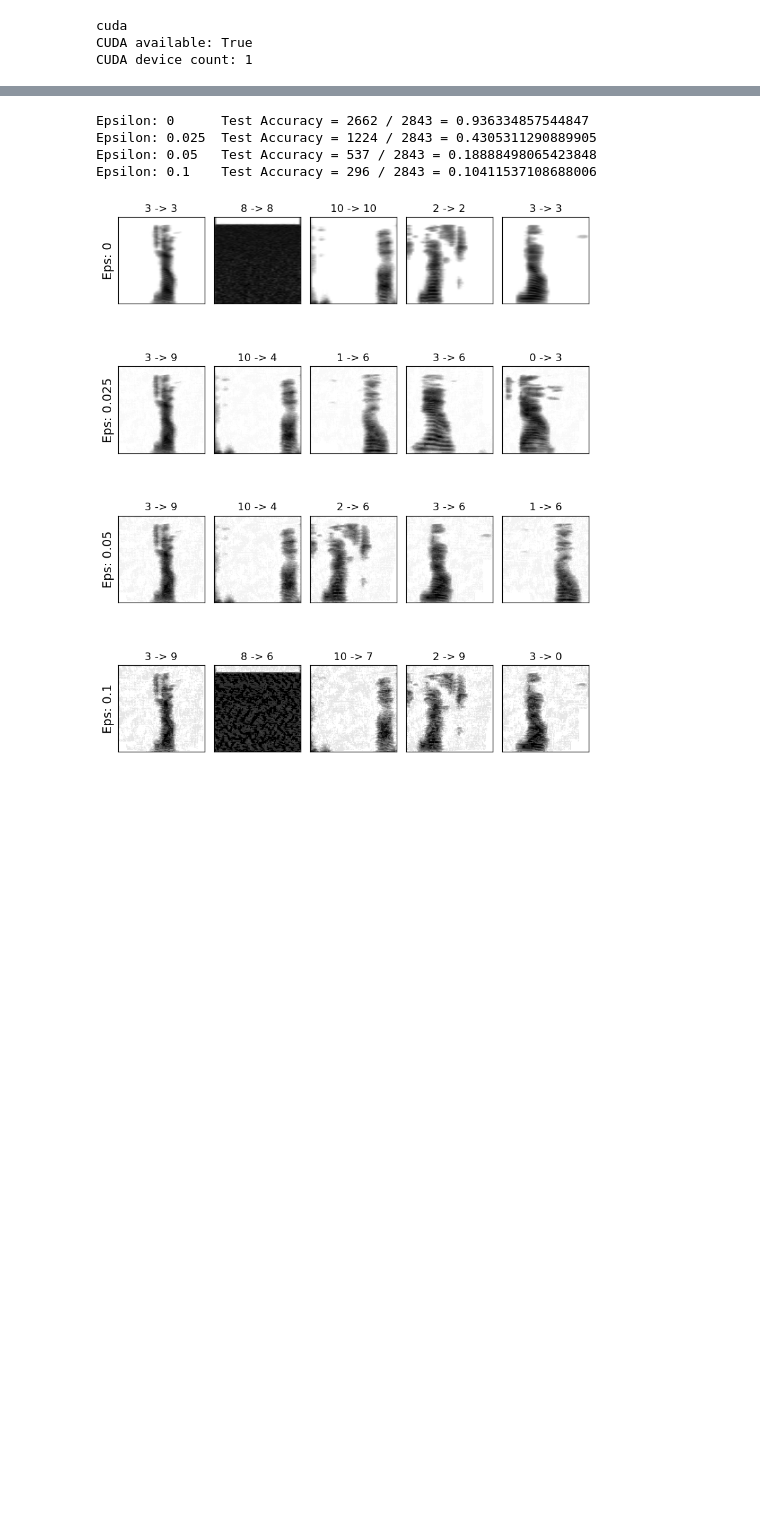
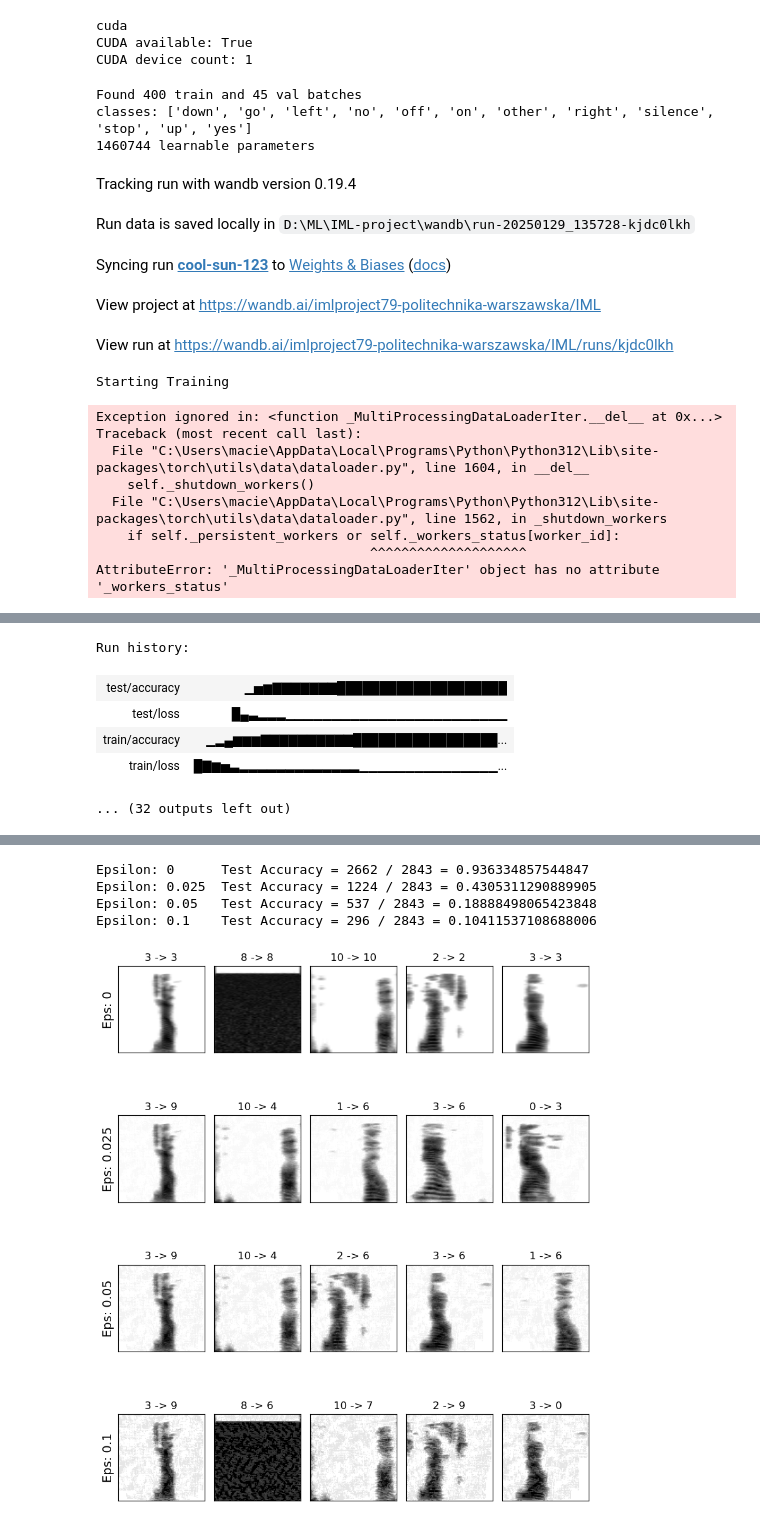
Before and after one commit to sosnowskiMac/IML-project, a Jupyter notebook: Training.ipynb, the cells around one changed output, grey strips where cells are left out. Drawn from its saved outputs; the diff is of its cells as text; code cells hidden in the pictures; blank space fills up the shorter version.

Commit message:
final functionality

```diff
--- a/Training.ipynb
+++ b/Training.ipynb
@@ -13,17 +13,19 @@ import torch.nn as nn
 import torch.nn.functional as F
 import torch.optim as optim
 import matplotlib.pyplot as plt
+from torchvision.transforms import v2
 import wandb
 
 cudnn.benchmark = True
-plt.ion()   # interactive mode
+plt.ion()
 
 INPUT_RESOLUTION=128
 
-IMAGE_FOLDER = "..//image_folder_reduced_noise_further"
+IMAGE_FOLDER = "..//image_folder"
 
-MEAN = 0.7239
-STD = 0.2953
+
+MEAN = 0.8275
+STD = 0.2848
 # %%
 def get_mean_std(loader):
     # Compute the mean and standard deviation of all pixels in the dataset
@@ -382,33 +416,63 @@ def train(model, criterion, optimizer, scheduler, max_num_epochs, no_gain_epochs
 
     print('Finished Training')
 # %%
-settings = [(m, lr) for m in models for lr in [0.01, 0.003, 0.03]]
+# settings = [(m, lr) for m in models for lr in [0.01,0.001, 0.003, 0.03]]
+settings = [(m, lr) for m in models for lr in [0.0001, 0.0003, 0.001]]
+
+num_learnable_parameters = sum([
+    p.numel() for p in net.parameters() if p.requires_grad
+])
 # %%
 LR_DECAY = 0.95
 MOMENTUM = 0.9
 
 for MODEL, LEARNING_RATE in settings:
-    print(f'Found {len(trainloader)} train and {len(valloader)} val batches')
-    print(f'classes: {class_names}')
+    print(f'Found {len(train_loader)} train and {len(test_loader)} val batches')
+    print(f'classes: {CLASS_NAMES}')
 
-    model = MODEL(input_is_grayscale, len(class_names))
+    model = MODEL()
     criterion = nn.CrossEntropyLoss()
 
-    optimizer = OPTMIZER(model.parameters(), lr=LEARNING_RATE, momentum=MOMENTUM)
+    # optimizer = optim.SGD(model.parameters(), lr=LEARNING_RATE, momentum=MOMENTUM)
+
+    # scheduler = optim.lr_scheduler.ExponentialLR(optimizer, gamma=LR_DECAY)
+
+    optimizer = optim.Adam(model.parameters(), lr=LEARNING_RATE)
+    scheduler = optim.lr_scheduler.ReduceLROnPlateau(optimizer, mode='min', factor=0.5, patience=3)
 
     print(f'{num_learnable_parameters} learnable parameters')
     wandb.init(
-        project="iml_lab2",
+        project="IML",
         config={
             "learning_rate": LEARNING_RATE,
             "learning_rate_decay": LR_DECAY,
             "momentum": MOMENTUM,
-            "batch_size": trainloader.batch_size,
+            "batch_size": train_loader.batch_size,
             "input_resolution": INPUT_RESOLUTION,
             "num_parameters": num_learnable_parameters,
-            "optimizer": OPTMIZER.__name__,
-            "architecture": MODEL.__name__,
-            "dataset": DATASET_NAME
+            "optimizer" : optimizer.__class__.__name__,
+            "architecture": model.__class__.__name__,
+            "dataset": "Speech Commands"
         }
     )
-    train(model, trainloader, valloader, criterion, optimizer, scheduler, 100)
+    train(model, criterion, optimizer, scheduler, 30, 5)
+
+    wandb.finish()
+# %% [output]
+Found 400 train and 45 val batches
+classes: ['down', 'go', 'left', 'no', 'off', 'on', 'other', 'right', 'silence', 'stop', 'up', 'yes']
+1460744 learnable parameters
+Tracking run with wandb version 0.19.4
+Run data is saved locally in D:\ML\IML-project\wandb\run-20250129_135728-kjdc0lkh
+Syncing run cool-sun-123 to Weights & Biases (docs)
+View project at https://wandb.ai/imlproject79-politechnika-warszawska/IML
+View run at https://wandb.ai/imlproject79-politechnika-warszawska/IML/runs/kjdc0lkh
+Starting Training
+Exception ignored in: <function _MultiProcessingDataLoaderIter.__del__ at 0x...>
+Traceback (most recent call last):
+  File "C:\Users\macie\AppData\Local\Programs\Python\Python312\Lib\site-packages\torch\utils\data\dataloader.py", line 1604, in __del__
+    self._shutdown_workers()
+  File "C:\Users\macie\AppData\Local\Programs\Python\Python312\Lib\site-packages\torch\utils\data\dataloader.py", line 1562, in _shutdown_workers
+    if self._persistent_workers or self._workers_status[worker_id]:
+                                   ^^^^^^^^^^^^^^^^^^^^
+AttributeError: '_MultiProcessingDataLoaderIter' object has no attribute '_workers_status'
@@ -415,3 +497,9 @@ for MODEL, LEARNING_RATE in settings:
+Run history:
+| test/accuracy | ▁▅▆▇▇▇▇▇▇▇████████████████████ |
+| test/loss | █▄▃▂▂▂▁▁▁▁▁▁▁▁▁▁▁▁▁▁▁▁▁▁▁▁▁▁▁▁ |
+| train/accuracy | ▁▂▄▆▆▆▇▇▇▇▇▇▇▇▇▇█████████████████... |
+| train/loss | █▇▆▅▃▂▂▂▂▂▂▂▂▂▂▂▂▂▁▁▁▁▁▁▁▁▁▁▁▁▁▁▁... |
+... (32 outputs left out)
 # %%
 net = models.vgg19_bn(weights='IMAGENET1K_V1')
 
```
Also changed, not shown: parts of 11 cells of this notebook, 2 other files.
